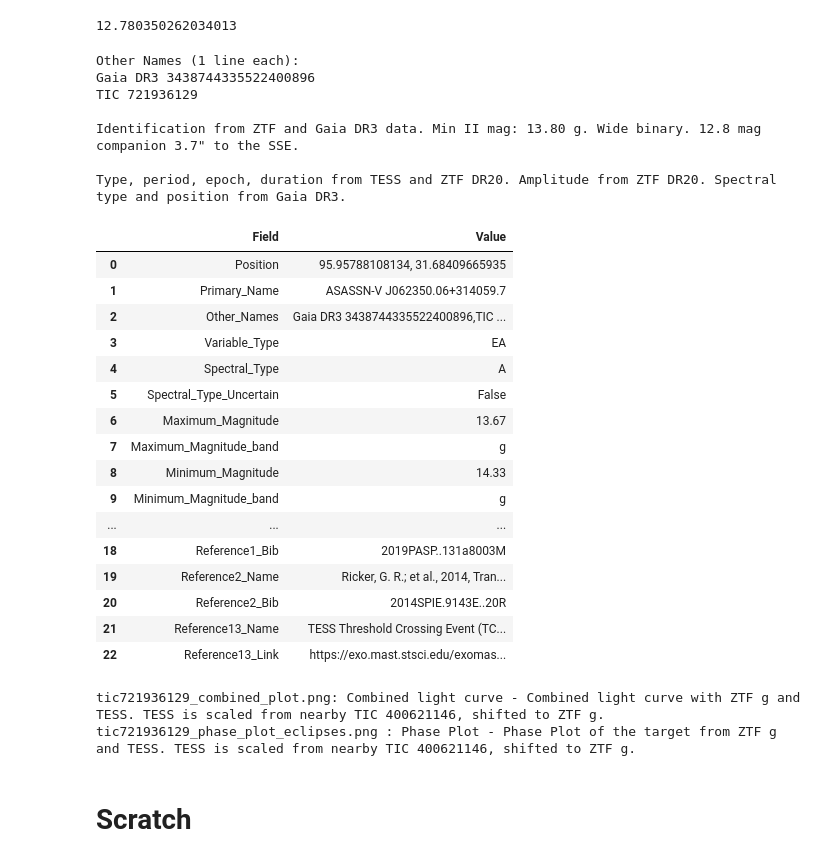
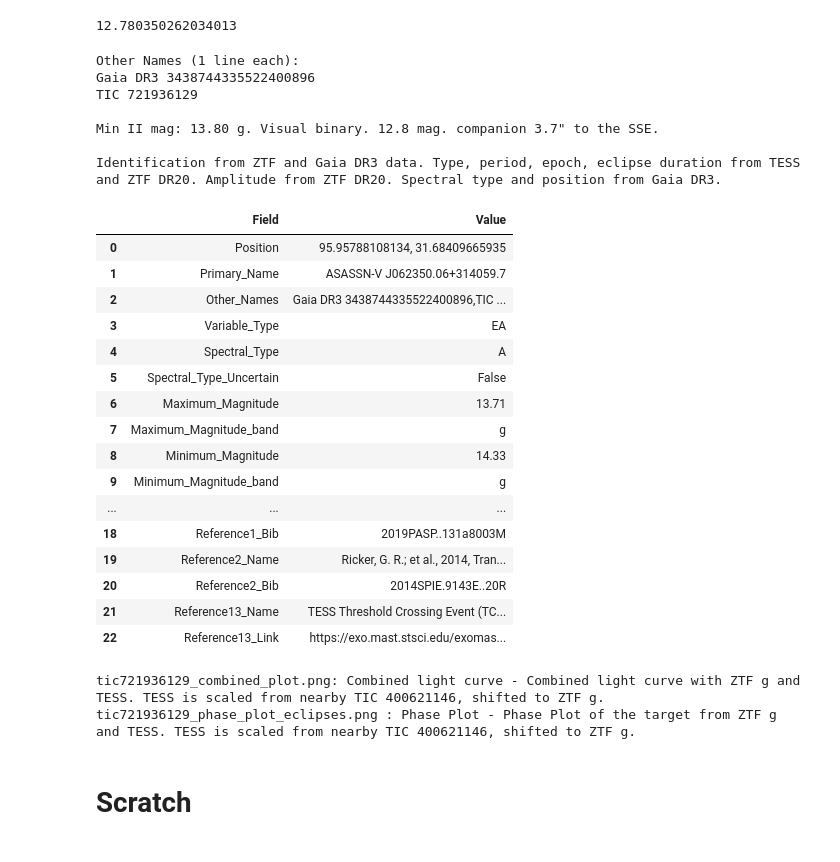
Before and after one commit to orionlee/PH_TESS_I_LightCurveViewer, a Jupyter notebook: targets/TIC_721936129_EA_based_on_contaminated_TIC_400621146.ipynb, the cells around one changed output. Cells and saved outputs as stored; diff of their text form; code cells hidden in the pictures.

```diff
--- a/targets/TIC_721936129_EA_based_on_contaminated_TIC_400621146.ipynb
+++ b/targets/TIC_721936129_EA_based_on_contaminated_TIC_400621146.ipynb
@@ -606,11 +628,11 @@ reload(bibs_utils)
 other_names = "Gaia DR3 3438744335522400896,TIC 721936129"  # In Gaia DR3 Variable
 # No GSC, https://vizier.cds.unistra.fr/viz-bin/VizieR-3?-source=I/255/out
 
-remarks = f"Identification from ZTF and Gaia DR3 data. Min II mag: {min_ii_flux_mag:.2f} g."
+remarks = f"Min II mag: {min_ii_flux_mag:.2f} g."
 # companion mag: transformed from from Gaia DR3 Gmag and BP-RP Vmag ASAS-SN V 's VMag of 12.26 appears to be too bright (Gaia DR3's GMag is 12.3, Vmag should be fainter)
-remarks += ' Wide binary. 12.8 mag companion 3.7" to the SSE.'  # ~145 deg, E of N
+remarks += ' Visual binary. 12.8 mag. companion 3.7" to the SSE.'  # ~145 deg, E of N
 
-revision_comment = "Type, period, epoch, duration from TESS and ZTF DR20. Amplitude from ZTF DR20. Spectral type and position from Gaia DR3."
+revision_comment = "Identification from ZTF and Gaia DR3 data. Type, period, epoch, eclipse duration from TESS and ZTF DR20. Amplitude from ZTF DR20. Spectral type and position from Gaia DR3."
 
 BIBS = bibs_utils.BIBS
 
@@ -645,36 +667,36 @@ def print_long_fields(report):
     other_names_list = report["Other_Names"].split(",")
     print("Other Names (1 line each):")
     print("\n".join(other_names_list))
     print("")
     print(report["Remarks"])
     print("")
     print(report["Revision_Comment"])
 
 print_long_fields(vsx_report)
 with pd.option_context('display.max_colwidth', None):
     display(report_to_df(vsx_report))
 
 # Uploaded plots with  descriptions
 print("""
 tic721936129_combined_plot.png: Combined light curve - Combined light curve with ZTF g and TESS. TESS is scaled from nearby TIC 400621146, shifted to ZTF g.
 tic721936129_phase_plot_eclipses.png : Phase Plot - Phase Plot of the target from ZTF g and TESS. TESS is scaled from nearby TIC 400621146, shifted to ZTF g.
 """)
 # %% [output]
 Other Names (1 line each):
 Gaia DR3 3438744335522400896
 TIC 721936129
 
-Identification from ZTF and Gaia DR3 data. Min II mag: 13.80 g. Wide binary. 12.8 mag companion 3.7" to the SSE.
+Min II mag: 13.80 g. Visual binary. 12.8 mag. companion 3.7" to the SSE.
 
-Type, period, epoch, duration from TESS and ZTF DR20. Amplitude from ZTF DR20. Spectral type and position from Gaia DR3.
+Identification from ZTF and Gaia DR3 data. Type, period, epoch, eclipse duration from TESS and ZTF DR20. Amplitude from ZTF DR20. Spectral type and position from Gaia DR3.
 |  | Field | Value |
 | 0 | Position | 95.95788108134, 31.68409665935 |
 | 1 | Primary_Name | ASASSN-V J062350.06+314059.7 |
 | 2 | Other_Names | Gaia DR3 3438744335522400896,TIC ... |
 | 3 | Variable_Type | EA |
 | 4 | Spectral_Type | A |
 | 5 | Spectral_Type_Uncertain | False |
-| 6 | Maximum_Magnitude | 13.67 |
+| 6 | Maximum_Magnitude | 13.71 |
 | 7 | Maximum_Magnitude_band | g |
 | 8 | Minimum_Magnitude | 14.33 |
 | 9 | Minimum_Magnitude_band | g |
```
Also changed, not shown: parts of 6 cells of this notebook.
